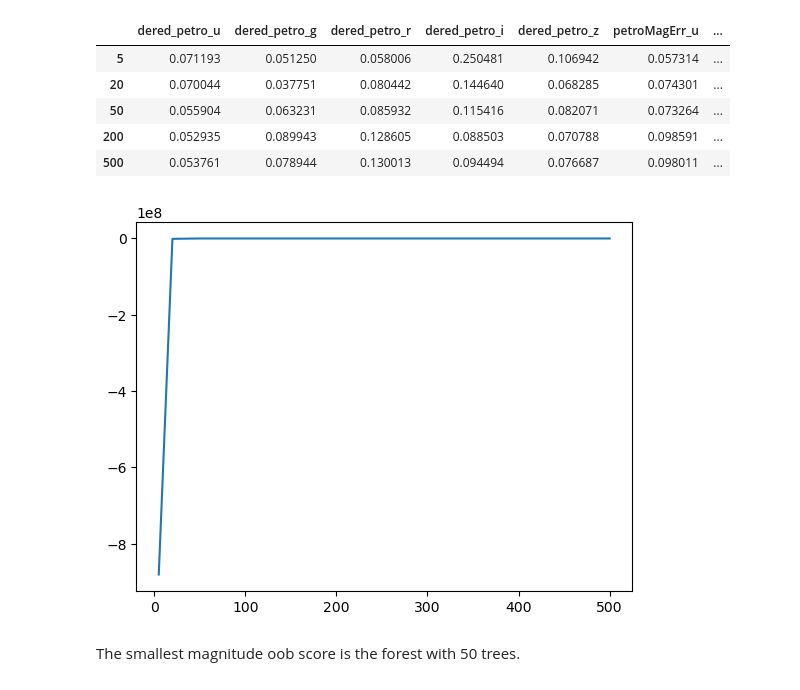
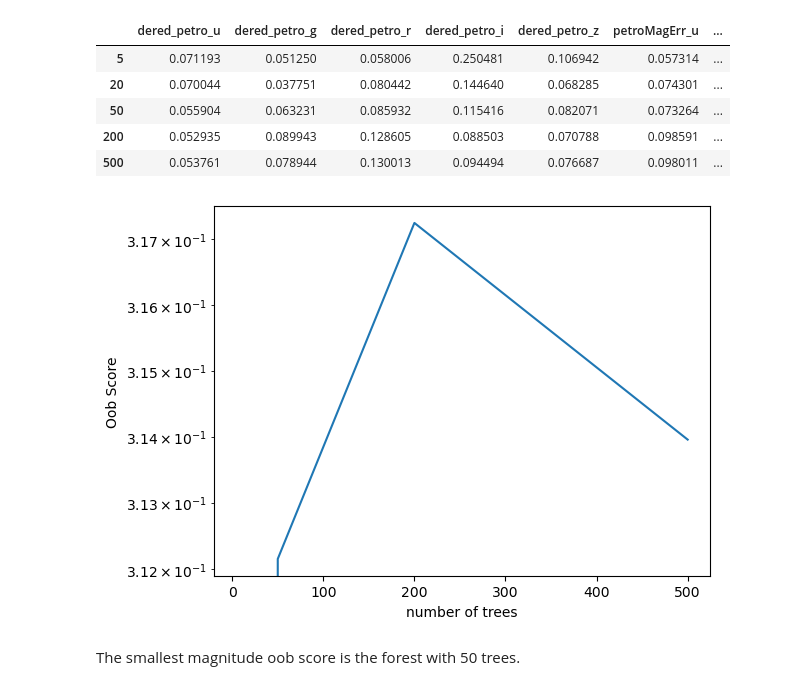
Before and after one commit to gnarayan/ast596_2023_Spring, a Jupyter notebook: homework/HaillePerkins/06/HW06+7.ipynb, the cells around one changed output. Drawn from its saved outputs; the diff is of its cells as text; code cells hidden in the pictures.

Commit message:
tweaked plots

```diff
--- a/homework/HaillePerkins/06/HW06+7.ipynb
+++ b/homework/HaillePerkins/06/HW06+7.ipynb
@@ -322,10 +322,12 @@ forests
 | 500 | 0.053761 | 0.078944 | 0.130013 | 0.094494 | 0.076687 | 0.098011 | ... |
 # %%
 plt.plot(forests.index, forests['oob'])
-#plt.ylim([-1e6, 1e3])
+plt.yscale('log')
+plt.xlabel('number of trees')
+plt.ylabel('Oob Score')
 plt.show()
 # %% [output]
-[figure, old version]
+[figure, new version]
 # %% [markdown]
 The smallest magnitude oob score is the forest with 50 trees.
 # %%
```
Also changed, not shown: parts of 1 cell of this notebook, 1 other file.
